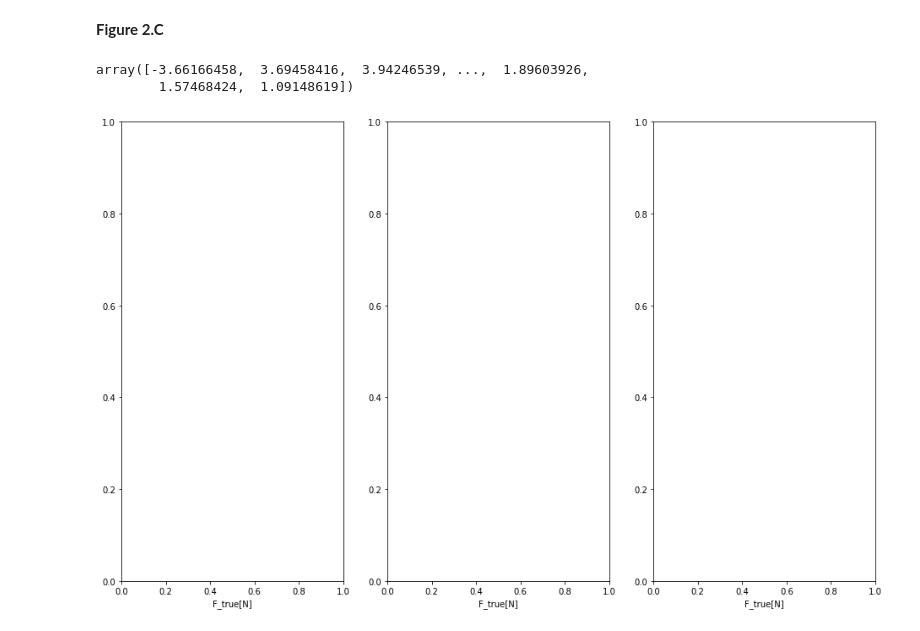
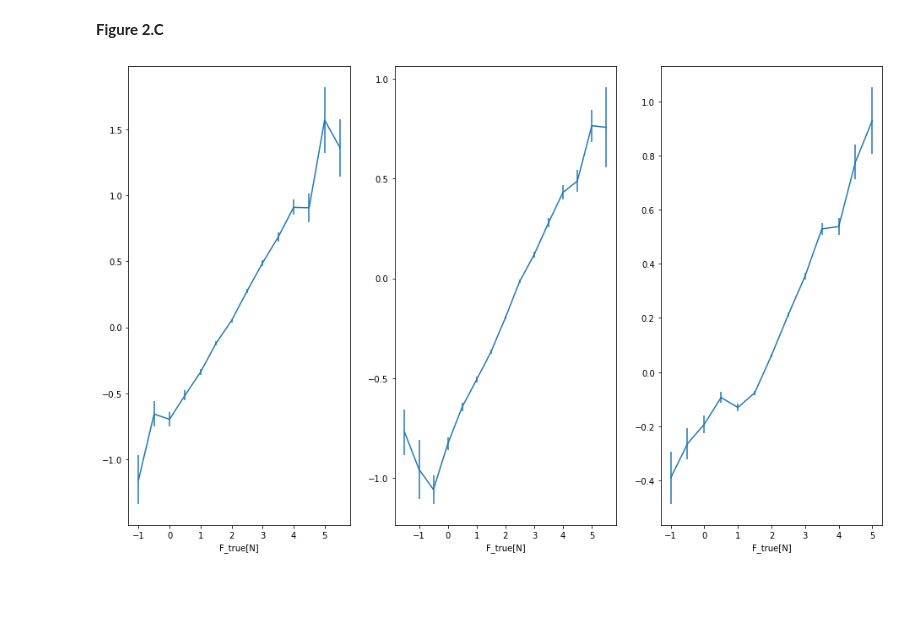
Before and after one commit to gdeside/LGBIO2060_Projects, a Jupyter notebook: Project_1/LGBIO2060_Projet_1_Group_.ipynb, the cells around one changed output. Drawn from its saved outputs; the diff is of its cells as text; code cells hidden in the pictures; blank space fills up the shorter version.

```diff
--- a/Project_1/LGBIO2060_Projet_1_Group_.ipynb
+++ b/Project_1/LGBIO2060_Projet_1_Group_.ipynb
@@ -85,7 +85,7 @@ You have now access to the dictionary **Dict**.
 **Figure 1.D**
 # %%
 c_inverse = 100/68 #[cm/N]
-C = 68/100 #[N/cm]
+c = 68/100 #[N/cm]
 # %%
 ## Data treatment
 ### Sujet 1 - Day 0
@@ -149,12 +149,3 @@ delta_F = F_true-F_estimated
 for subject in range(n_subjects):
     Dict['Sujet ' + str(subject + 1)]['F_estimated'] = F_estimated[subject * n_days:(subject + 1) * n_days,:]
     Dict['Sujet ' + str(subject + 1)]['Delta_F'] = delta_F[subject * n_days:(subject + 1) * n_days,:]
-# %%
-day_one = np.zeros((11,1400))
-for subject in range(n_subjects):
-    day_one[subject]=(Dict['Sujet ' + str(subject + 1)]['Delta_F'][0])
-day_one = day_one.flatten()
-day_one
-# %% [output]
-array([-3.66166458,  3.69458416,  3.94246539, ...,  1.89603926,
-        1.57468424,  1.09148619])
@@ -161,12 +201,15 @@ array([-3.66166458,  3.69458416,  3.94246539, ...,  1.89603926,
 # %%
 plt.figure(figsize=(16,10))
 #plt.title("Figure 2.D")
 plt.subplot(131)
+plt.errorbar(graph_1_x,delta_F_mean_1,yerr=delta_F_std_1)
 plt.xlabel("F_true[N]")
 plt.subplot(132)
+plt.errorbar(graph_2_x,delta_F_mean_2,yerr=delta_F_std_2)
 plt.xlabel("F_true[N]")
 plt.subplot(133)
+plt.errorbar(graph_3_x,delta_F_mean_3,yerr=delta_F_std_3)
 plt.xlabel("F_true[N]")
 plt.show()
 # %% [output]
-[figure, old version]
+[figure, new version]
```
Also changed, not shown: parts of 1 cell of this notebook.
